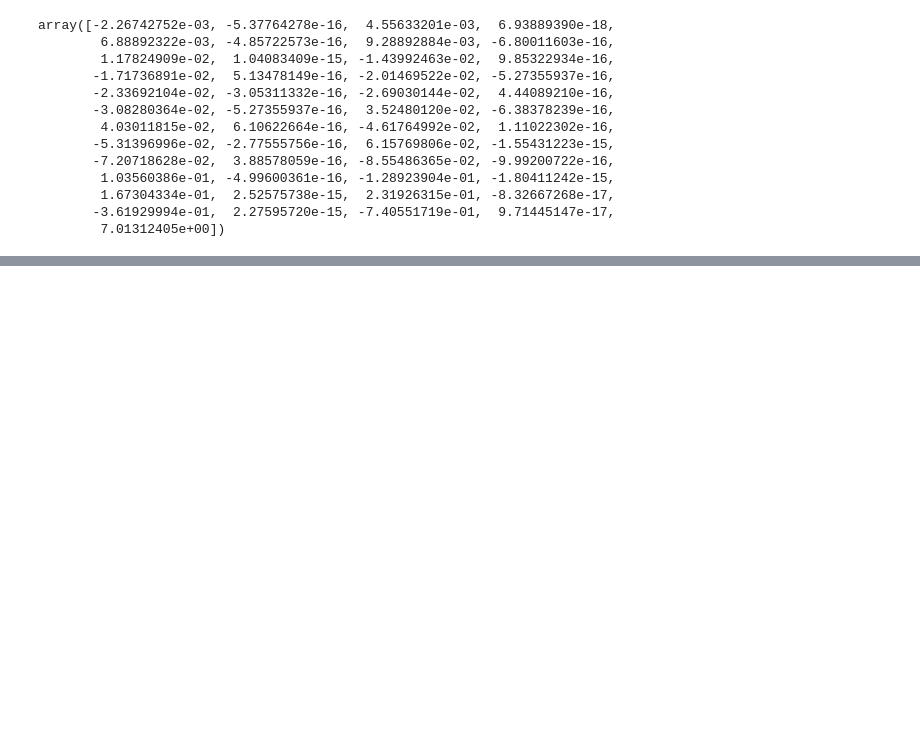
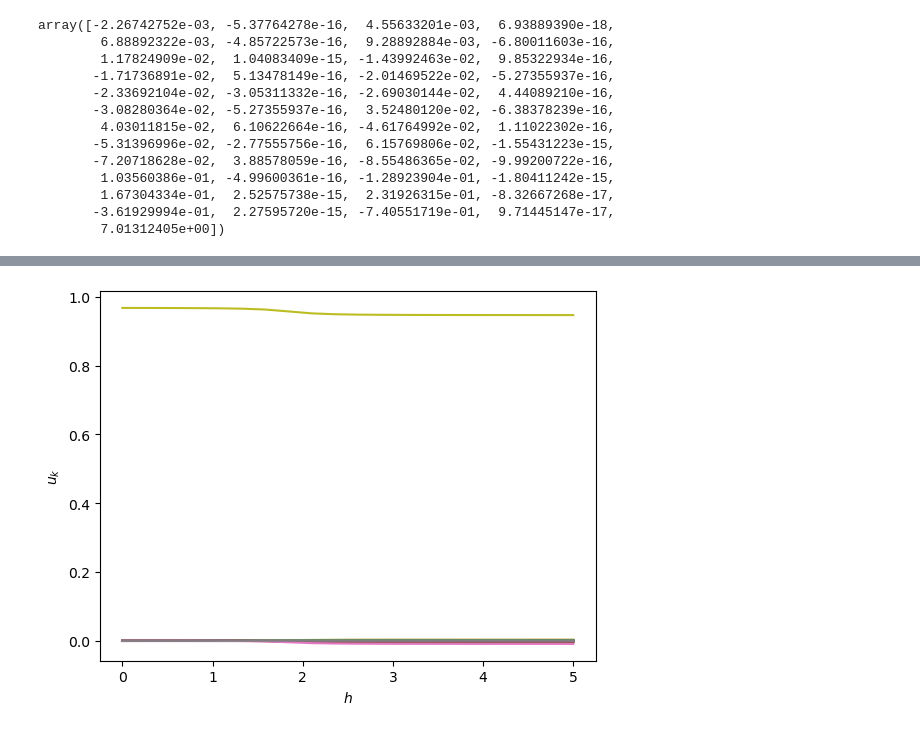
Before and after one commit to chuan97/long-range-ising, a Jupyter notebook: test.ipynb, the cells around one changed output, grey strips where cells are left out. Cells and saved outputs as stored; diff of their text form; code cells hidden in the pictures; blank space fills up the shorter version.

```diff
--- a/test.ipynb
+++ b/test.ipynb
@@ -493,0 +506,37 @@ array([-7.07106781])
+# %%
+N = 100
+M = int(np.sqrt(N) * np.log(N))
+beta = 10
+wz = 1
+J0 = 1
+alpha = 0.5
+
+gs = 0.00 * np.ones(N)
+
+
+g0s = np.linspace(0, 5, 20)
+
+J = interactions.powerlaw_pbc(N, alpha)
+J = interactions.shift(J, 0.0)
+J = J0 * interactions.rescale(J)
+ws, lams = utils.dicke_from_ising(J, 1e-6)
+
+ukss = []
+for g0 in g0s:
+    gs[0] = g0
+    #print(ws[-1] * J0)
+    #print(np.sqrt(N) * lams[:, 0])
+    #plt.imshow(lams)
+    #plt.show()
+    #ws, lams = utils.truncate_dicke(ws, lams, M)
+    mags, uks = dicke.mag_longitudinal_debug(beta, wz, ws, np.sqrt(N) * lams, gs, N)
+    ukss.append(uks)
+
+plt.plot(g0s, ukss)
+#plt.axvline(0.25, c='k', lw=0.5)
+#plt.axhline(1.00, c='k', lw=0.5)
+plt.xlabel(r'$h$')
+plt.ylabel(r'$u_k$')
+plt.show()
+# %% [output]
+[figure, added]
```
Also changed, not shown: parts of 4 cells of this notebook, 6 other files.
